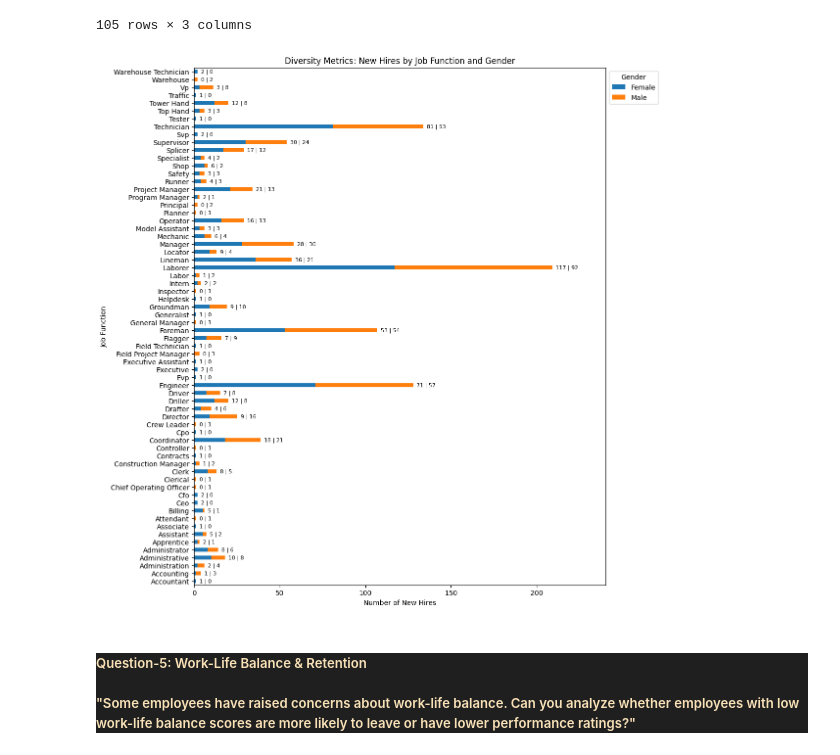
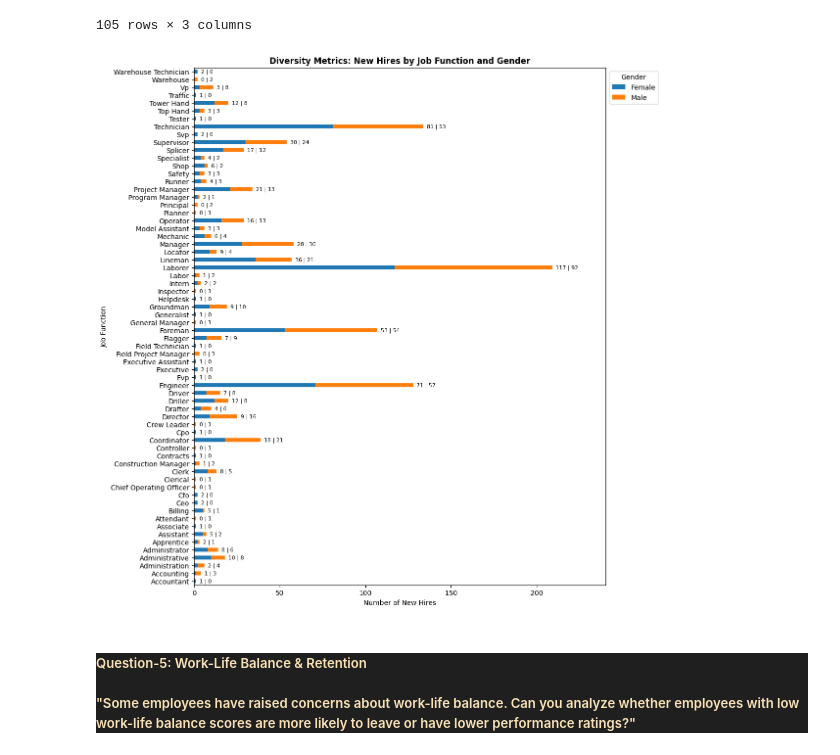
Before and after one commit to rohithreddy2001/HR-Data-Analytics, a Jupyter notebook: HR_Data_Analytics.ipynb, the cells around one changed output. Drawn from its saved outputs; the diff is of its cells as text; code cells hidden in the pictures.

```diff
--- a/HR_Data_Analytics.ipynb
+++ b/HR_Data_Analytics.ipynb
@@ -617,35 +617,35 @@ diversityMetrices
 # %%
 import matplotlib.pyplot as plt
 
 pivot_df = diversityMetrices.pivot(index="job_function_description", columns="gender_code", values="new_hires").fillna(0)
 
 fig, ax = plt.subplots(figsize=(14, len(pivot_df) * 0.2))
 
 colors = ["#1f77b4", "#ff7f0e"]
 
 pivot_df.plot(kind="barh", stacked=True, color=colors[:len(pivot_df.columns)], ax=ax)
 
 for index, (job_function, row) in enumerate(pivot_df.iterrows()):
     gender_counts = [int(row.get(gender, 0)) for gender in pivot_df.columns]
     total = sum(gender_counts)
 
     if total > 0:
         label_text = " | ".join(str(count) for count in gender_counts)
         ax.text(total + 2, index, label_text, va='center', fontsize=8, fontweight='normal')
 
 
 ax.set_xlabel("Number of New Hires")
 ax.set_ylabel("Job Function")
-ax.set_title("Diversity Metrics: New Hires by Job Function and Gender")
+ax.set_title("Diversity Metrics: New Hires by Job Function and Gender", fontdict={'fontsize': 12, 'fontweight': 'semibold'})
 ax.legend(title="Gender", bbox_to_anchor=(1, 1), loc='upper left')
 
 
 plt.subplots_adjust(left=0.2, right=0.8, top=0.9, bottom=0.1)
 plt.gca().margins(x=0.15, y=0.01)
 
 plt.show()
 # %% [output]
-[figure, old version]
+[figure, new version]
 # %% [markdown]
 <h5 style="color: #F8E1B7; background-color: #1f1f1f;">
     Question-5: Work-Life Balance & Retention
```
Also changed, not shown: 7 other files.
